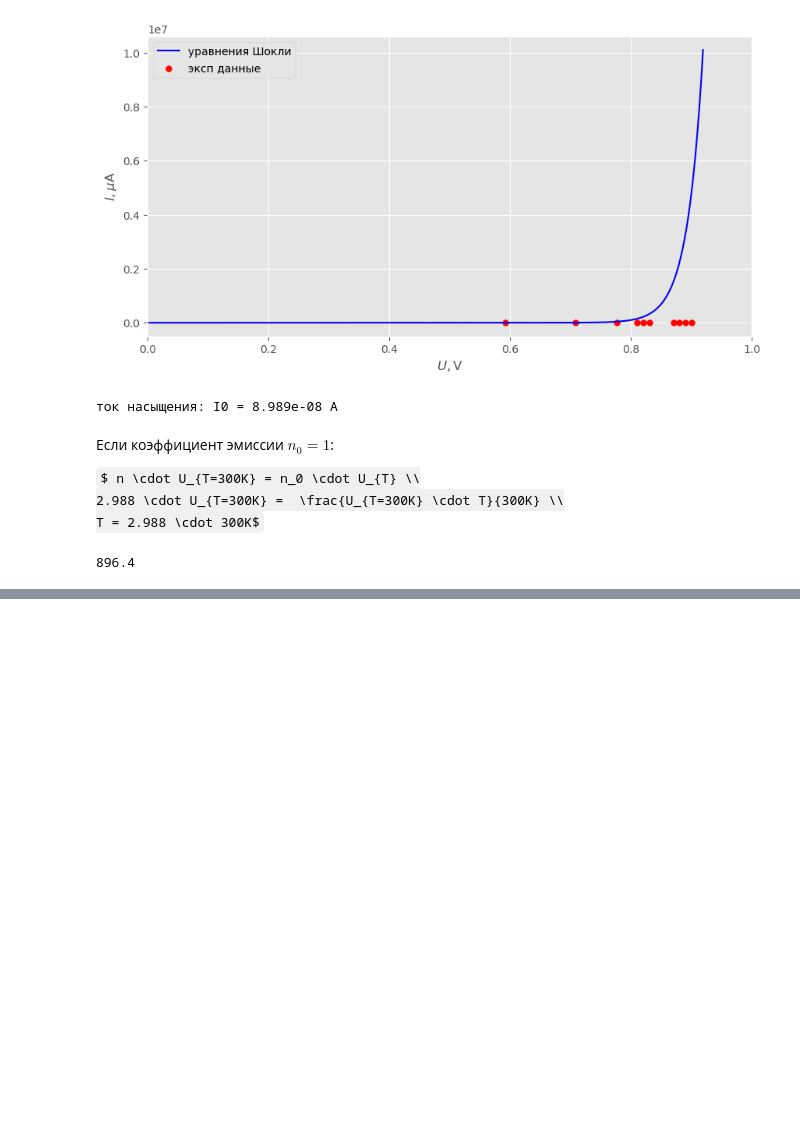
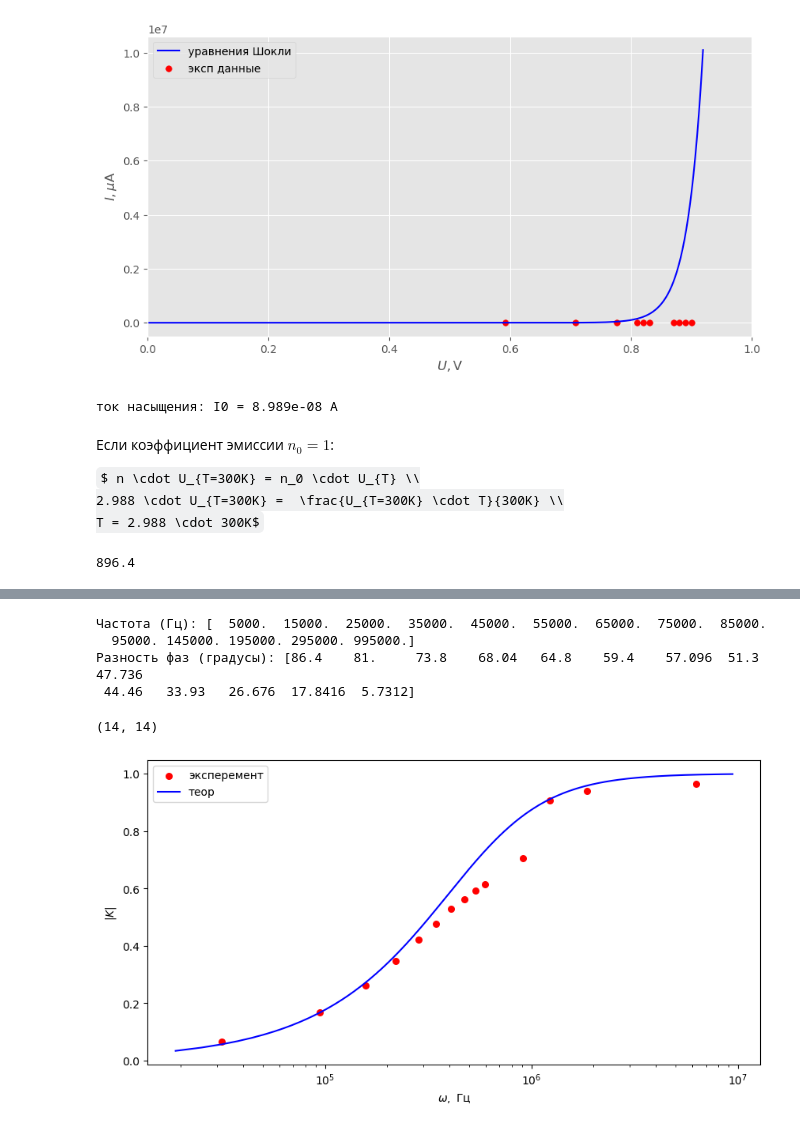
Before and after one commit to matalhim/sdf, a Jupyter notebook: corsika/labaelt1.ipynb, the cells around one changed output, grey strips where cells are left out. Saved outputs shown, nothing was run; the diff lists cells and outputs as text; code cells hidden in the pictures; some formulas as TeX source; blank space fills up the shorter version.

```diff
--- a/corsika/labaelt1.ipynb
+++ b/corsika/labaelt1.ipynb
@@ -191,0 +191,4 @@ Uin = 2000
+# %%
+Uin = 4000
+r = 180
+c = 10e-9
@@ -192,4 +197,65 @@ Uin = 2000
 # %%
-Uout = [260, 670, 1050, 1390, 1680, 1910, 2110, 2250, 2370, 2460, 2820, 3630, 3760, 3860] # mV
-nu = [5, 15, 25, 35, 45, 65, 75, 85, 95, 145, 195, 295, 995] # kGz
-t = [-48, 15, -8.2, -5.4, -4, -3, -2.44, -1.9, -1.56, -1.3, -0.65, -0.38, -0.168, -0.016] # muS
+Uout = np.array([260, 670, 1050, 1390, 1680, 1910, 2110, 2250,
+                2370, 2460, 2820, 3630, 3760, 3860])  # mV
+
+
+nu = np.array([5, 15, 25, 35, 45, 55, 65, 75, 85,
+              95, 145, 195, 295, 995]) * 1000  # kGz
+
+
+t = np.array([-48, -15, -8.2, -5.4, -4, -3, -2.44, -1.9, -
+             1.56, -1.3, -0.65, -0.38, -0.168, -0.016]) * -10e-6  # muS
+# %%
+nu_kHz = np.array([5, 15, 25, 35, 45, 55, 65, 75,
+                  85, 95, 145, 195, 295, 995])  # кГц
+
+
+t_mu = np.array([-48, -15, -8.2, -5.4, -4, -3, -2.44, -1.9, -
+                1.56, -1.3, -0.65, -0.38, -0.168, -0.016]) * (-1)  # мкс
+
+
+
+nu_Hz = nu_kHz * 1e3  # кГц -> Гц
+
+
+t_s = t_mu * 1e-6  # мкс -> сек
+
+
+
+phase = 360 * nu_Hz * t_s
+
+
+
+print("Частота (Гц):", nu_Hz)
+
+
+
+print("Разность фаз (градусы):", phase)
+# %% [output]
+Частота (Гц): [  5000.  15000.  25000.  35000.  45000.  55000.  65000.  75000.  85000.
+  95000. 145000. 195000. 295000. 995000.]
+Разность фаз (градусы): [86.4    81.     73.8    68.04   64.8    59.4    57.096  51.3    47.736
+ 44.46   33.93   26.676  17.8416  5.7312]
+# %%
+def compute_K(W, r, c):
+    wrc = w * r * c
+    return wrc / np.sqrt(wrc ** 2 + 1)
+# %%
+w = np.arange(3e3, 1.5e6, 1000) * 2 * np.pi
+K = compute_K(w, r, c)
+# %%
+len(Uout), len(nu)
+# %% [output]
+(14, 14)
+# %%
+plt.figure(figsize=(10, 5))
+plt.scatter(nu * np.pi * 2, Uout/Uin, label="эксперемент", s=30, color='red')
+plt.plot(w, K, label="теор", color='blue')
+plt.xlabel(r"$\omega,~\text{Гц}$")
+plt.xscale('log')
+plt.ylabel(r"$|K|$")
+# plt.xlim(0, 1)
+plt.legend()
+plt.show()
+# %% [output]
+[figure, added]
```
Also changed, not shown: parts of 30 cells of this notebook, 6 other files.
